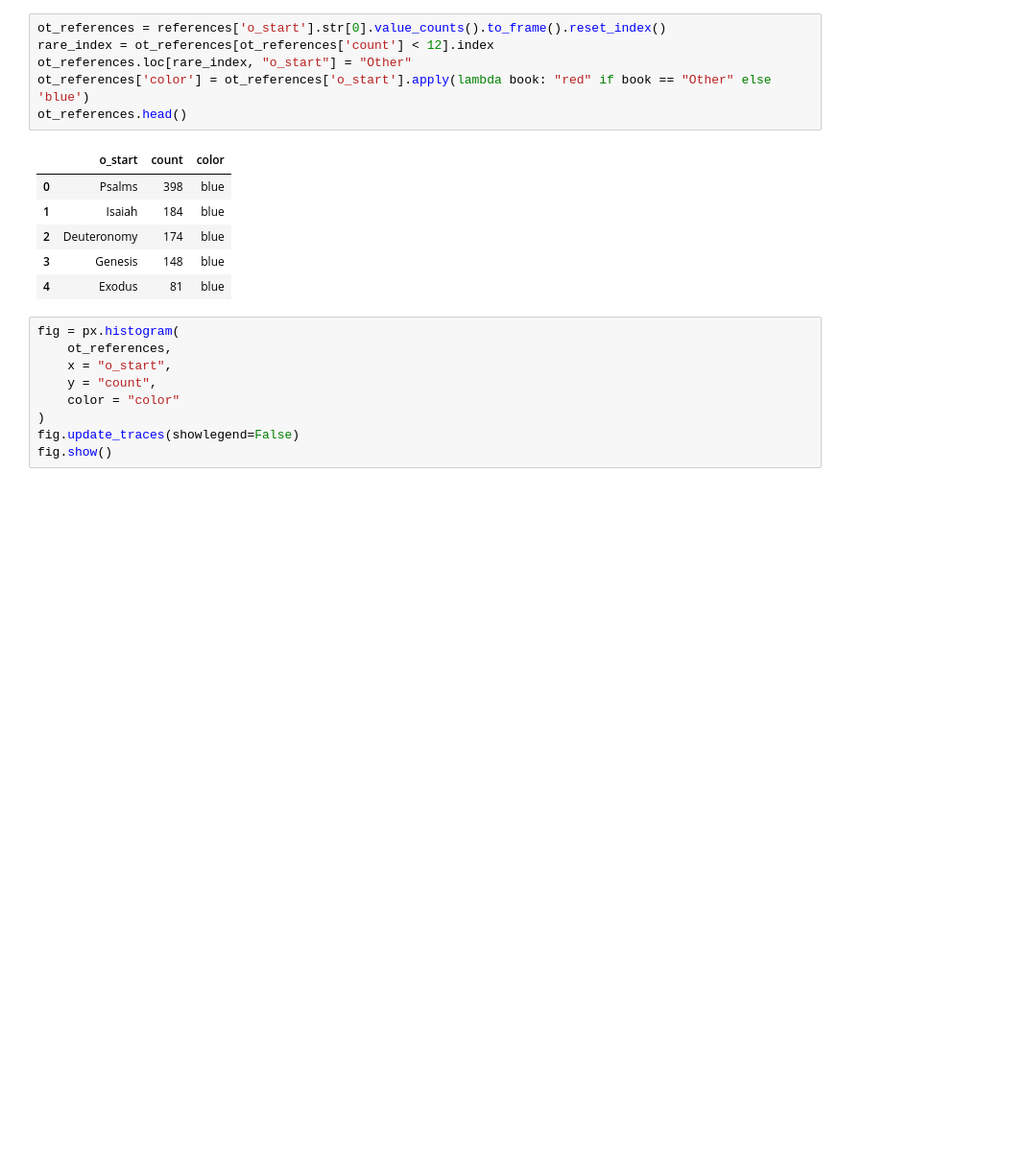
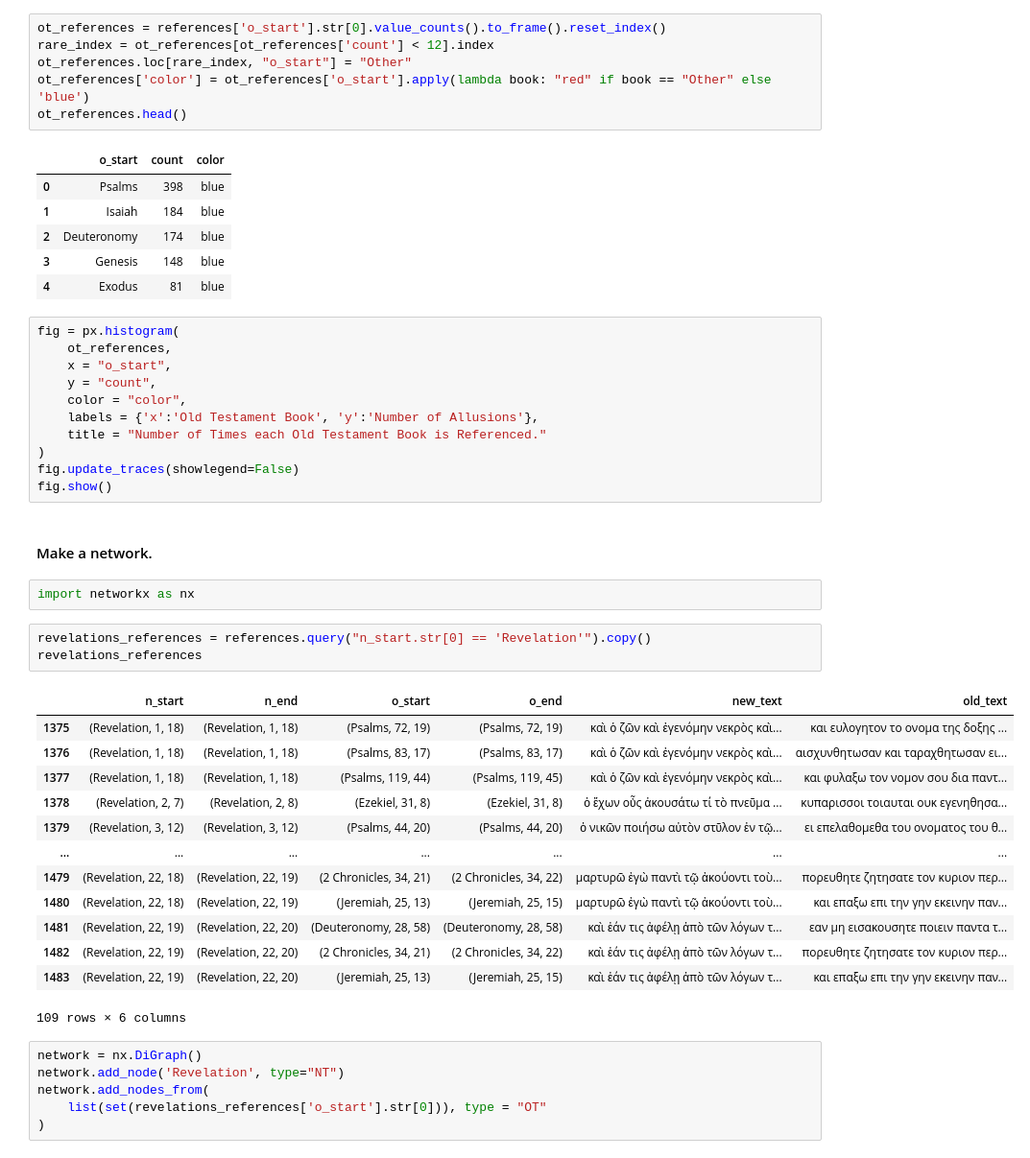
Before and after one commit to Tussky/Old-Testament-References, a Jupyter notebook: Isaac-Analysis.ipynb, the cells around one changed output. Shown at 96% size. Drawn from its saved outputs; the diff is of its cells as text; blank space fills up the shorter version.

Commit message:
Added network of book of revelation

```diff
--- a/Isaac-Analysis.ipynb
+++ b/Isaac-Analysis.ipynb
@@ -247,7 +148,36 @@ fig = px.histogram(
     ot_references,
     x = "o_start",
     y = "count",
-    color = "color"
+    color = "color",
+    labels = {'x':'Old Testament Book', 'y':'Number of Allusions'},
+    title = "Number of Times each Old Testament Book is Referenced."
 )
 fig.update_traces(showlegend=False)
 fig.show()
+# %% [markdown]
+#### Make a network.
+# %%
+import networkx as nx
+# %%
+revelations_references = references.query("n_start.str[0] == 'Revelation'").copy()
+revelations_references
+# %% [output]
+|  | n_start | n_end | o_start | o_end | new_text | old_text |
+| 1375 | (Revelation, 1, 18) | (Revelation, 1, 18) | (Psalms, 72, 19) | (Psalms, 72, 19) | καὶ ὁ ζῶν καὶ ἐγενόμην νεκρὸς καὶ... | και ευλογητον το ονομα της δοξης ... |
+| 1376 | (Revelation, 1, 18) | (Revelation, 1, 18) | (Psalms, 83, 17) | (Psalms, 83, 17) | καὶ ὁ ζῶν καὶ ἐγενόμην νεκρὸς καὶ... | αισχυνθητωσαν και ταραχθητωσαν ει... |
+| 1377 | (Revelation, 1, 18) | (Revelation, 1, 18) | (Psalms, 119, 44) | (Psalms, 119, 45) | καὶ ὁ ζῶν καὶ ἐγενόμην νεκρὸς καὶ... | και φυλαξω τον νομον σου δια παντ... |
+| 1378 | (Revelation, 2, 7) | (Revelation, 2, 8) | (Ezekiel, 31, 8) | (Ezekiel, 31, 8) | ὁ ἔχων οὖς ἀκουσάτω τί τὸ πνεῦμα ... | κυπαρισσοι τοιαυται ουκ εγενηθησα... |
+| 1379 | (Revelation, 3, 12) | (Revelation, 3, 12) | (Psalms, 44, 20) | (Psalms, 44, 20) | ὁ νικῶν ποιήσω αὐτὸν στῦλον ἐν τῷ... | ει επελαθομεθα του ονοματος του θ... |
+| ... | ... | ... | ... | ... | ... | ... |
+| 1479 | (Revelation, 22, 18) | (Revelation, 22, 19) | (2 Chronicles, 34, 21) | (2 Chronicles, 34, 22) | μαρτυρῶ ἐγὼ παντὶ τῷ ἀκούοντι τοὺ... | πορευθητε ζητησατε τον κυριον περ... |
+| 1480 | (Revelation, 22, 18) | (Revelation, 22, 19) | (Jeremiah, 25, 13) | (Jeremiah, 25, 15) | μαρτυρῶ ἐγὼ παντὶ τῷ ἀκούοντι τοὺ... | και επαξω επι την γην εκεινην παν... |
+| 1481 | (Revelation, 22, 19) | (Revelation, 22, 20) | (Deuteronomy, 28, 58) | (Deuteronomy, 28, 58) | καὶ ἐάν τις ἀφέλῃ ἀπὸ τῶν λόγων τ... | εαν μη εισακουσητε ποιειν παντα τ... |
+| 1482 | (Revelation, 22, 19) | (Revelation, 22, 20) | (2 Chronicles, 34, 21) | (2 Chronicles, 34, 22) | καὶ ἐάν τις ἀφέλῃ ἀπὸ τῶν λόγων τ... | πορευθητε ζητησατε τον κυριον περ... |
+| 1483 | (Revelation, 22, 19) | (Revelation, 22, 20) | (Jeremiah, 25, 13) | (Jeremiah, 25, 15) | καὶ ἐάν τις ἀφέλῃ ἀπὸ τῶν λόγων τ... | και επαξω επι την γην εκεινην παν... |
+109 rows × 6 columns
+# %%
+network = nx.DiGraph()
+network.add_node('Revelation', type="NT")
+network.add_nodes_from(
+    list(set(revelations_references['o_start'].str[0])), type = "OT"
+)
```
Also changed, not shown: parts of 13 cells of this notebook, 1 other file.
